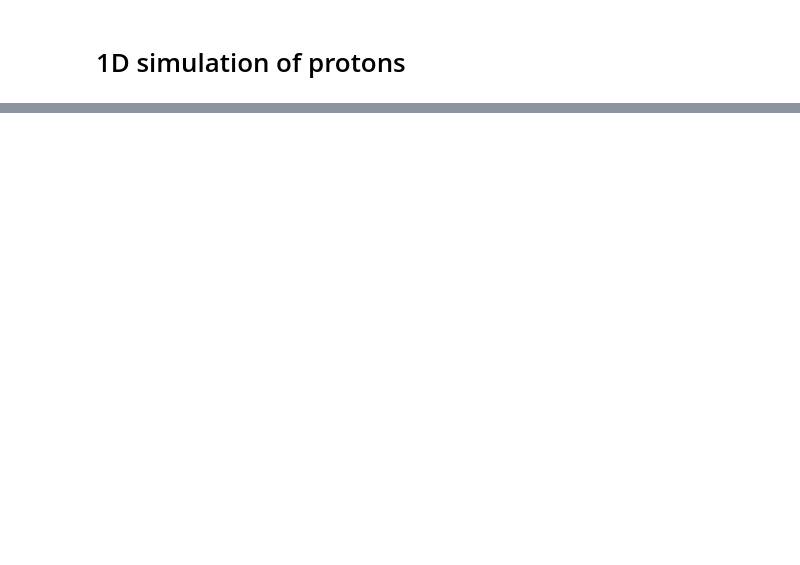
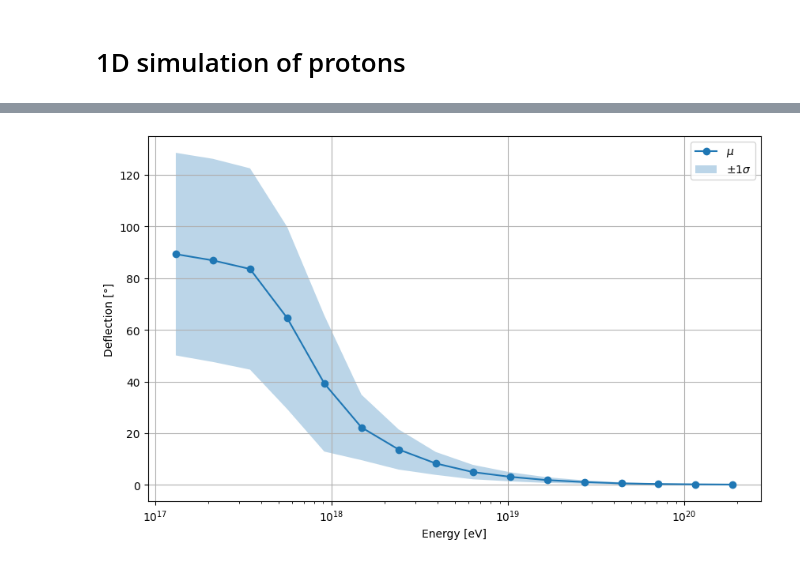
Before and after one commit to MagnoOcarlos/CosmicRayGeometryImpact, a Jupyter notebook: neutrinos/Preliminares.ipynb, the cells around one changed output, grey strips where cells are left out. Drawn from its saved outputs; the diff is of its cells as text; code cells hidden in the pictures; blank space fills up the shorter version.

```diff
--- a/neutrinos/Preliminares.ipynb
+++ b/neutrinos/Preliminares.ipynb
@@ -640,0 +417,69 @@ vgrid
+# %%
+def computeDeflectionStats(df, energy_column="E", deflection_column="deflection", bins=20):
+    """
+    Computa a deflexão média e o desvio padrão da deflexão em função da energia.
+
+    Parâmetros:
+    - df: DataFrame contendo as colunas de energia e deflexão.
+    - energy_column: Nome da coluna que contém a energia (default: "E").
+    - deflection_column: Nome da coluna que contém a deflexão (default: "deflection").
+    - bins: Número de bins logarítmicos de energia.
+
+    Retorna:
+    - xE: Centros dos bins de energia
+    - mean_deflection: Deflexão média por bin
+    - std_deflection: Desvio padrão da deflexão por bin
+    """
+    # Criar bins logarítmicos para energia
+    # binsE = np.logspace(np.log10(df[energy_column].min()), np.log10(df[energy_column].max()), bins)
+    binsE = np.logspace(17, 21, 20)
+
+    # Identificar qual bin cada evento pertence
+    bin_indices = np.digitize(df[energy_column], binsE) - 1  # Ajuste para índice começar em 0
+
+    # Criar listas para armazenar valores médios e desvio padrão
+    mean_deflection = []
+    std_deflection = []
+    xE = []  # Centros dos bins de energia
+
+    for i in range(len(binsE) - 1):
+        # Filtrar os eventos dentro deste bin
+        mask = (bin_indices == i)
+        deflections_in_bin = df[deflection_column][mask]
+
+        if len(deflections_in_bin) > 0:  # Evitar divisões por zero
+            mean_deflection.append(np.mean(deflections_in_bin))
+            std_deflection.append(np.std(deflections_in_bin))
+            xE.append((binsE[i] + binsE[i + 1]) / 2)  # Centro do bin
+        else:
+            mean_deflection.append(np.nan)  # Evita problemas de plotagem
+            std_deflection.append(np.nan)
+            xE.append((binsE[i] + binsE[i + 1]) / 2)
+
+    return np.array(xE), np.array(mean_deflection), np.array(std_deflection)
+
+# Testando a função com um DataFrame fictício
+df_test = pd.DataFrame({
+    "E": np.logspace(17, 21, 1000),  # Energia entre 10^17 e 10^21 eV
+    "deflection": np.random.normal(10, 5, 1000)  # Deflexão aleatória média 10º, desvio 5º
+})
+
+# Calcular estatísticas
+xE, mean_deflection, std_deflection = computeDeflectionStats(deflection_data_CR[('100',
+  '0.1')])
+
+# Plotando deflexão média por energia
+plt.figure(figsize=(10, 6))
+plt.plot(xE, mean_deflection, label=r"$\mu$", marker="o")
+plt.fill_between(xE, mean_deflection - std_deflection, mean_deflection + std_deflection,
+                 alpha=0.3, label=r"$\pm 1\sigma$")
+# plt.yscale("log")
+plt.xscale("log")
+plt.xlabel("Energy [eV]")
+plt.ylabel("Deflection [°]")
+# plt.title("Deflexão Média e Desvio Padrão por Energia")
+plt.legend()
+plt.grid()
+plt.show()
+# %% [output]
+[figure, added]
```
Also changed, not shown: parts of 13 cells of this notebook, 2 other files.
